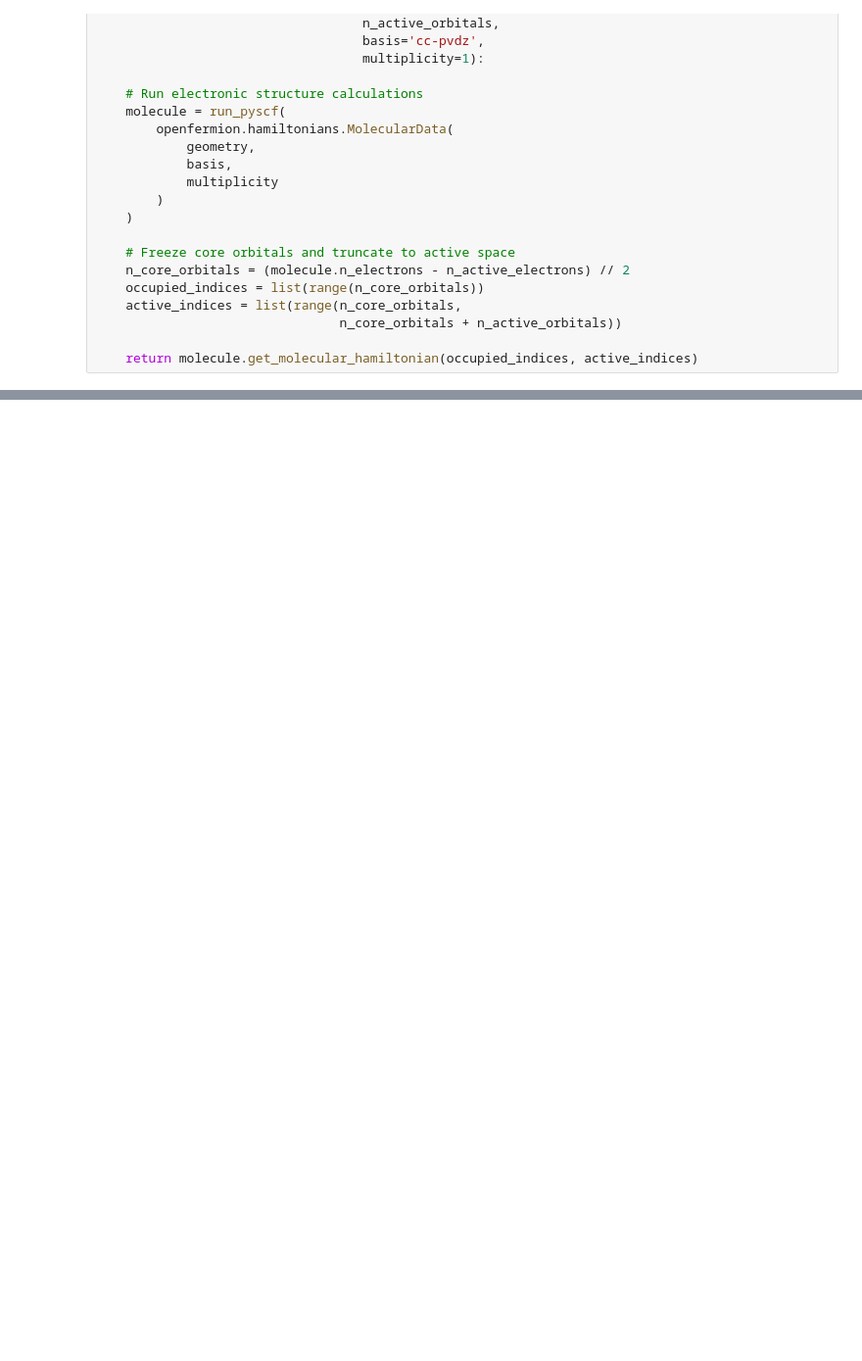
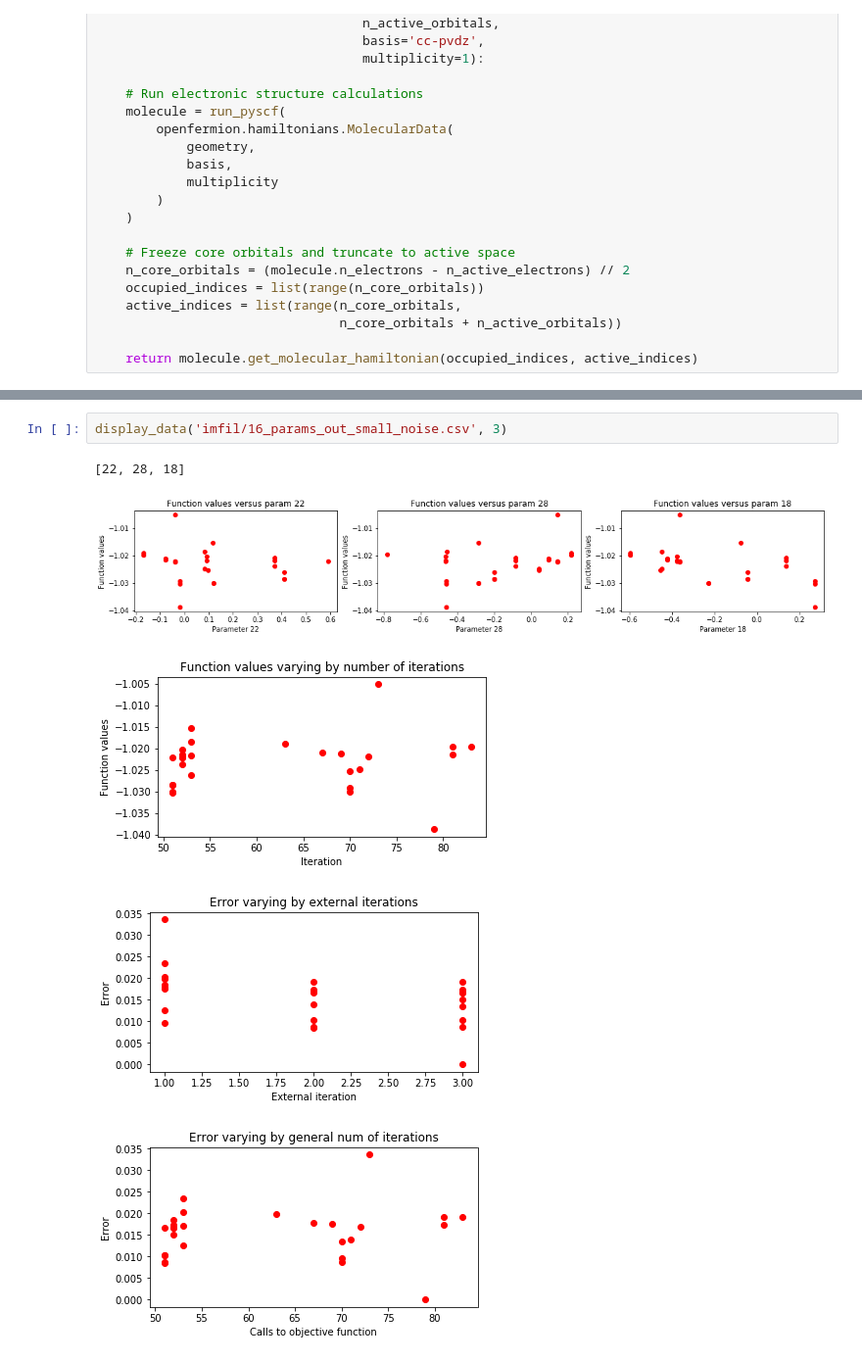
Before and after one commit to ana-tudor/Circuit_Notebooks, a Jupyter notebook: ipy_notebooks/test_16parameters_imfil.ipynb, the cells around one changed output, grey strips where cells are left out. Shown at 98% size. Drawn from its saved outputs; the diff is of its cells as text; blank space fills up the shorter version.

```diff
--- a/ipy_notebooks/test_16parameters_imfil.ipynb
+++ b/ipy_notebooks/test_16parameters_imfil.ipynb
@@ -263,0 +307,8 @@ display_data('imfil/16_params_out.csv', 3)
+# %%
+display_data('imfil/16_params_out_small_noise.csv', 3)
+# %% [output]
+[22, 28, 18]
+[figure, added]
+[figure, added]
+[figure, added]
+[figure, added]
```
Also changed, not shown: parts of 6 cells of this notebook, 2 other files.
